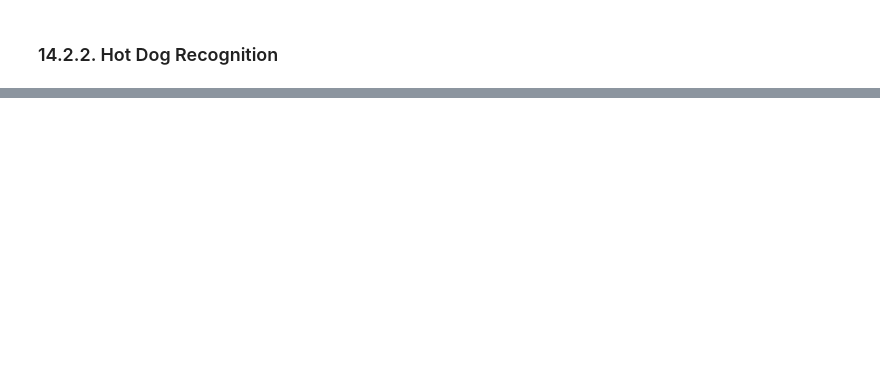
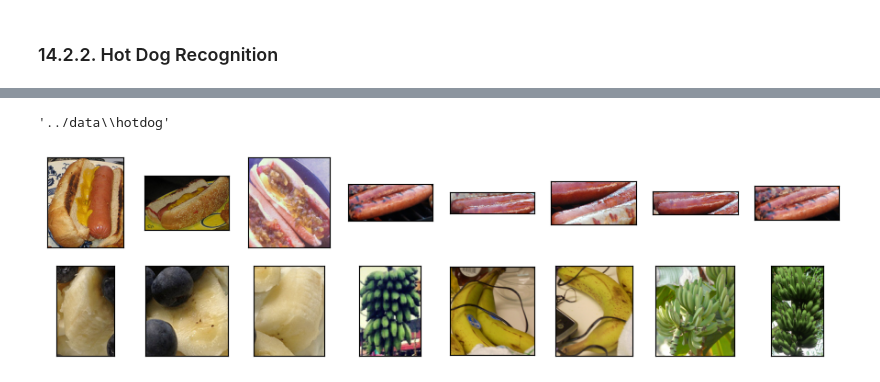
Before and after one commit to lblogan14/Dive_into_Deep_learning, a Jupyter notebook: notebooks/Ch14_cv.ipynb, the cells around one changed output, grey strips where cells are left out. Saved outputs shown, nothing was run; the diff lists cells and outputs as text; code cells hidden in the pictures; blank space fills up the shorter version.

```diff
--- a/notebooks/Ch14_cv.ipynb
+++ b/notebooks/Ch14_cv.ipynb
@@ -434,0 +449,5 @@ When target datasets are much smaller than source datasets, fine-tuning helps to
+# %%
+# download the dataset
+d2l.DATA_HUB['hotdog'] = (d2l.DATA_URL + 'hotdog.zip',
+                          'fba480ffa8aa7e0febbb511d181409f899b9baa5')
+data_dir = d2l.download_extract('hotdog')
@@ -434,0 +456,16 @@ When target datasets are much smaller than source datasets, fine-tuning helps to
+# %%
+data_dir
+# %% [output]
+'../data\\hotdog'
+# %%
+# create training and test datasets
+train_imgs = torchvision.datasets.ImageFolder(os.path.join(data_dir, 'train'))
+test_imgs = torchvision.datasets.ImageFolder(os.path.join(data_dir, 'test'))
+# %%
+num_examples = 8
+hotdogs = [train_imgs[i][0] for i in range(num_examples)]
+not_hotdogs = [train_imgs[-i-1][0] for i in range(num_examples)]
+
+d2l.show_images(hotdogs + not_hotdogs, 2, num_examples, scale=1.4);
+# %% [output]
+[figure, added]
```
Also changed, not shown: parts of 38 cells of this notebook.
